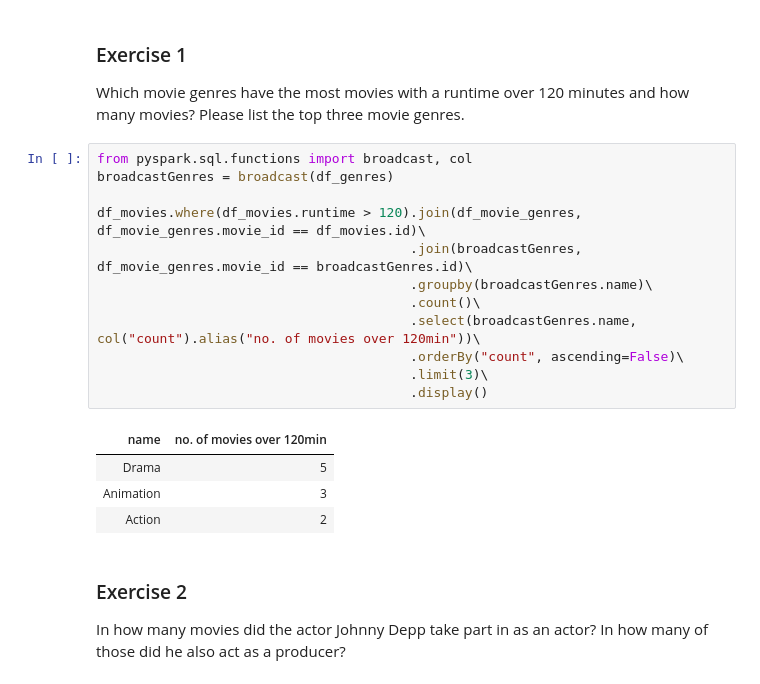
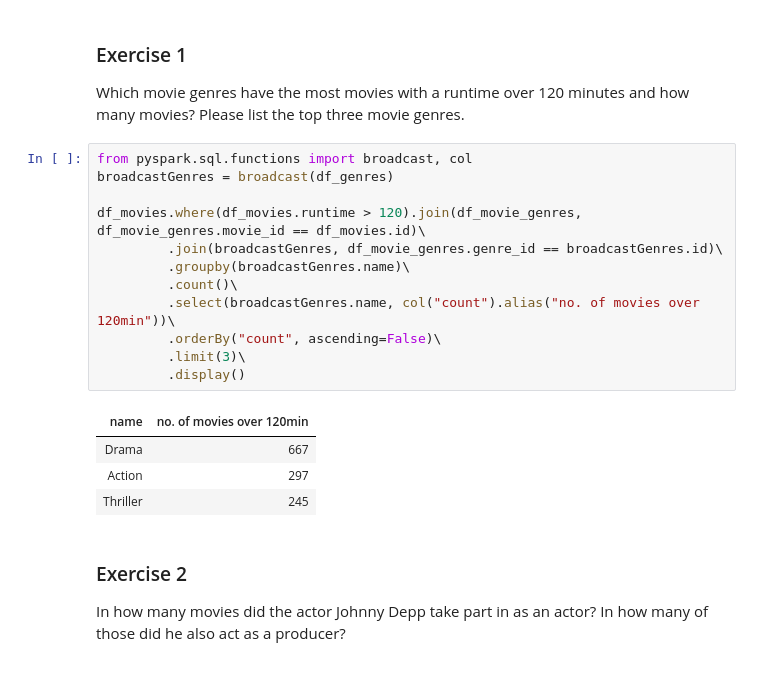
Before and after one commit to timo282/Big_Data_Storage-Movie_Ratings, a Jupyter notebook: Exam_Big_Data_Storage_Notebook.ipynb, the cells around one changed output. Drawn from its saved outputs; the diff is of its cells as text.

```diff
--- a/Exam_Big_Data_Storage_Notebook.ipynb
+++ b/Exam_Big_Data_Storage_Notebook.ipynb
@@ -311,20 +312,20 @@ Which movie genres have the most movies with a runtime over 120 minutes and how
 # %%
 from pyspark.sql.functions import broadcast, col
 broadcastGenres = broadcast(df_genres)
 
 df_movies.where(df_movies.runtime > 120).join(df_movie_genres, df_movie_genres.movie_id == df_movies.id)\
-                                        .join(broadcastGenres, df_movie_genres.movie_id == broadcastGenres.id)\
-                                        .groupby(broadcastGenres.name)\
-                                        .count()\
-                                        .select(broadcastGenres.name, col("count").alias("no. of movies over 120min"))\
-                                        .orderBy("count", ascending=False)\
-                                        .limit(3)\
-                                        .display()
+         .join(broadcastGenres, df_movie_genres.genre_id == broadcastGenres.id)\
+         .groupby(broadcastGenres.name)\
+         .count()\
+         .select(broadcastGenres.name, col("count").alias("no. of movies over 120min"))\
+         .orderBy("count", ascending=False)\
+         .limit(3)\
+         .display()
 # %% [output]
 | name | no. of movies over 120min |
-| Drama | 5 |
-| Animation | 3 |
-| Action | 2 |
+| Drama | 667 |
+| Action | 297 |
+| Thriller | 245 |
 # %% [markdown]
 ### Exercise 2
 In how many movies did the actor Johnny Depp take part in as an actor? In how many of those did he also act as a producer?
```
Also changed, not shown: parts of 12 cells of this notebook.
